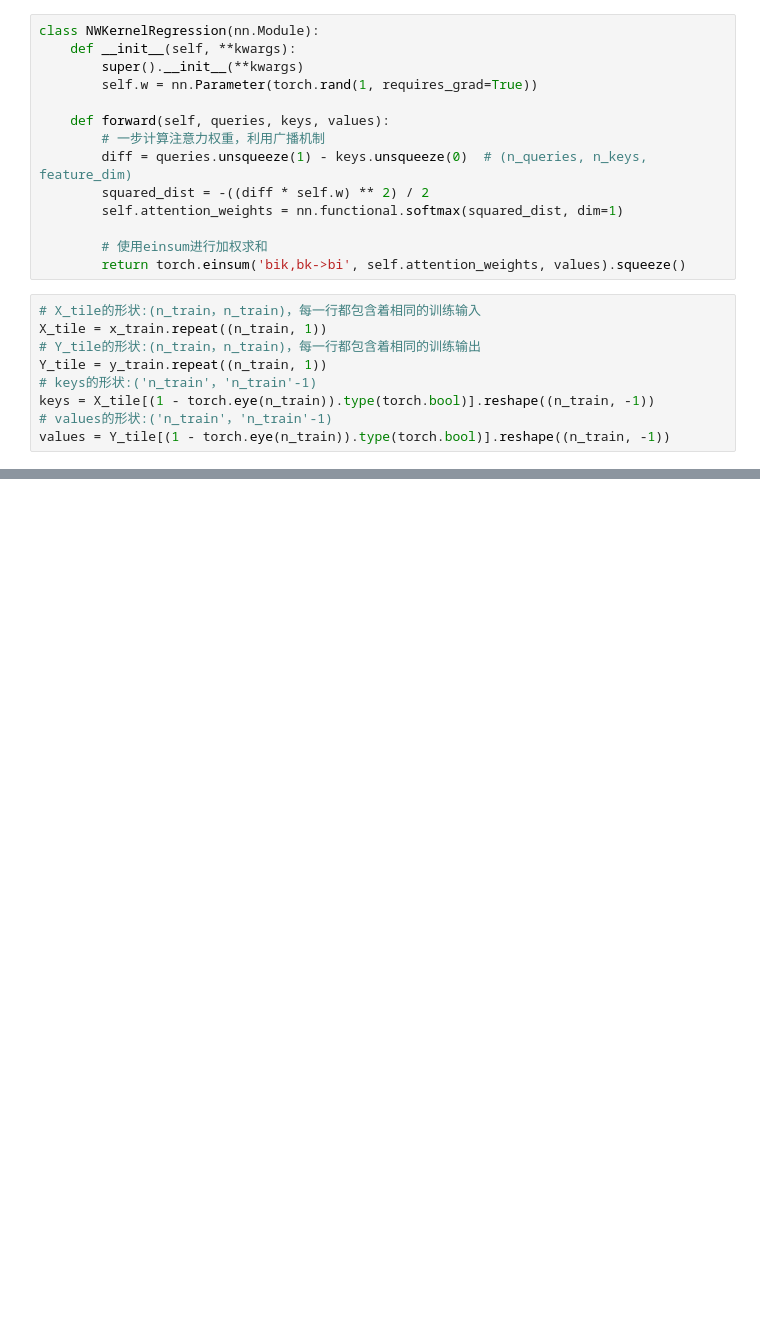
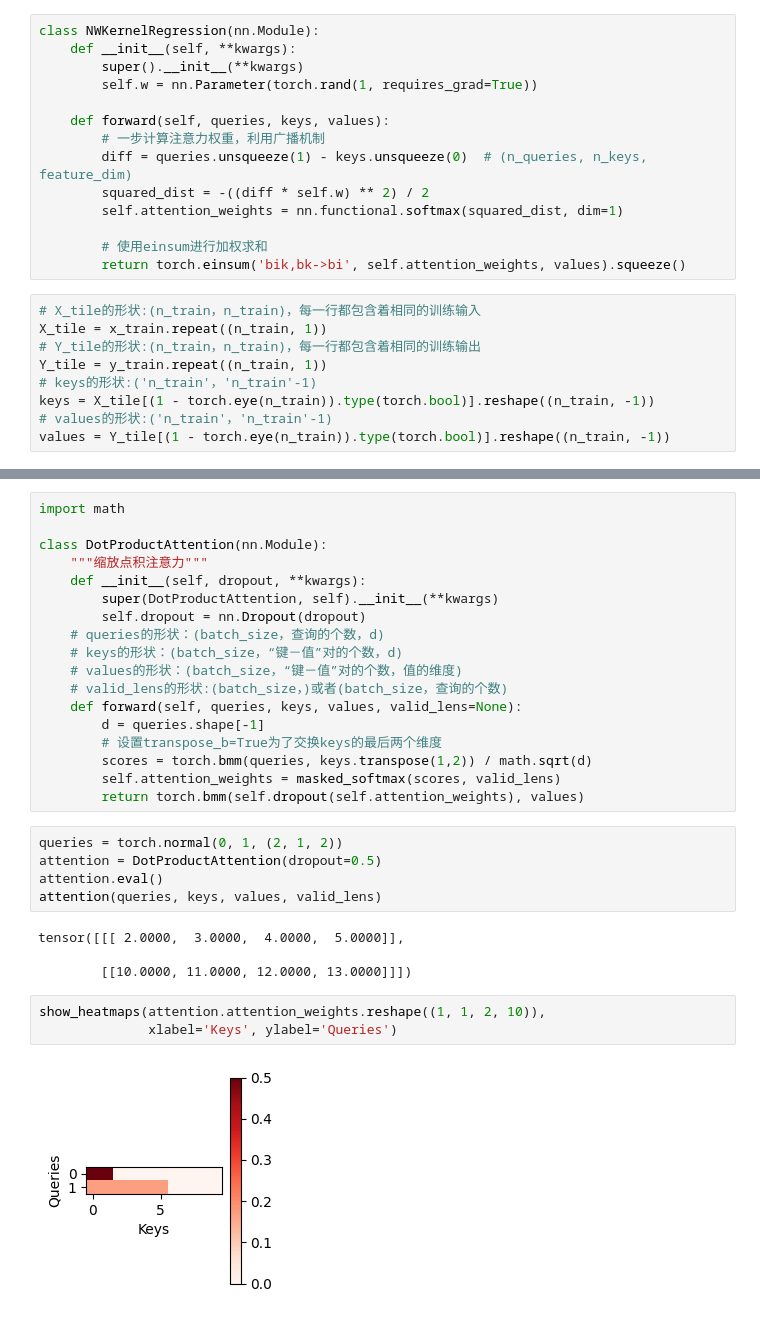
Before and after one commit to XSJWF/DLL, a Jupyter notebook: notebooks/DL_9.ipynb, the cells around one changed output, grey strips where cells are left out. Cells and saved outputs as stored; diff of their text form; blank space fills up the shorter version.

```diff
--- a/notebooks/DL_9.ipynb
+++ b/notebooks/DL_9.ipynb
@@ -223,0 +359,32 @@ After taking diagonal: torch.Size([50])
+# %%
+import math
+
+class DotProductAttention(nn.Module):
+    """缩放点积注意力"""
+    def __init__(self, dropout, **kwargs):
+        super(DotProductAttention, self).__init__(**kwargs)
+        self.dropout = nn.Dropout(dropout)
+    # queries的形状：(batch_size，查询的个数，d)
+    # keys的形状：(batch_size，“键－值”对的个数，d)
+    # values的形状：(batch_size，“键－值”对的个数，值的维度)
+    # valid_lens的形状:(batch_size，)或者(batch_size，查询的个数)
+    def forward(self, queries, keys, values, valid_lens=None):
+        d = queries.shape[-1]
+        # 设置transpose_b=True为了交换keys的最后两个维度
+        scores = torch.bmm(queries, keys.transpose(1,2)) / math.sqrt(d)
+        self.attention_weights = masked_softmax(scores, valid_lens)
+        return torch.bmm(self.dropout(self.attention_weights), values)
+# %%
+queries = torch.normal(0, 1, (2, 1, 2))
+attention = DotProductAttention(dropout=0.5)
+attention.eval()
+attention(queries, keys, values, valid_lens)
+# %% [output]
+tensor([[[ 2.0000,  3.0000,  4.0000,  5.0000]],
+
+        [[10.0000, 11.0000, 12.0000, 13.0000]]])
+# %%
+show_heatmaps(attention.attention_weights.reshape((1, 1, 2, 10)),
+              xlabel='Keys', ylabel='Queries')
+# %% [output]
+[figure, added]
```
Also changed, not shown: parts of 14 cells of this notebook.
